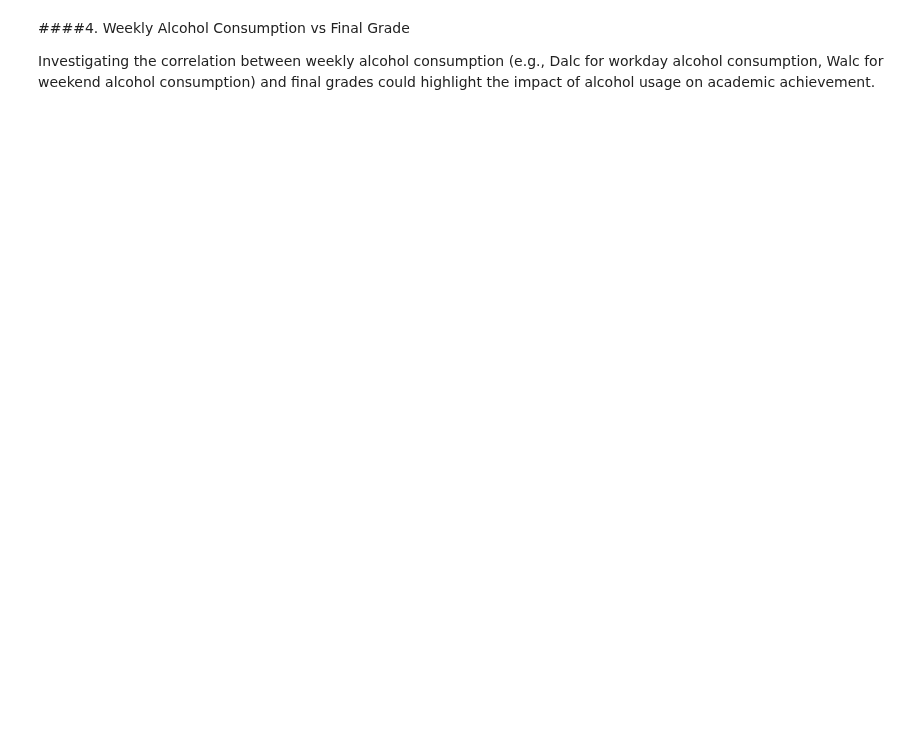
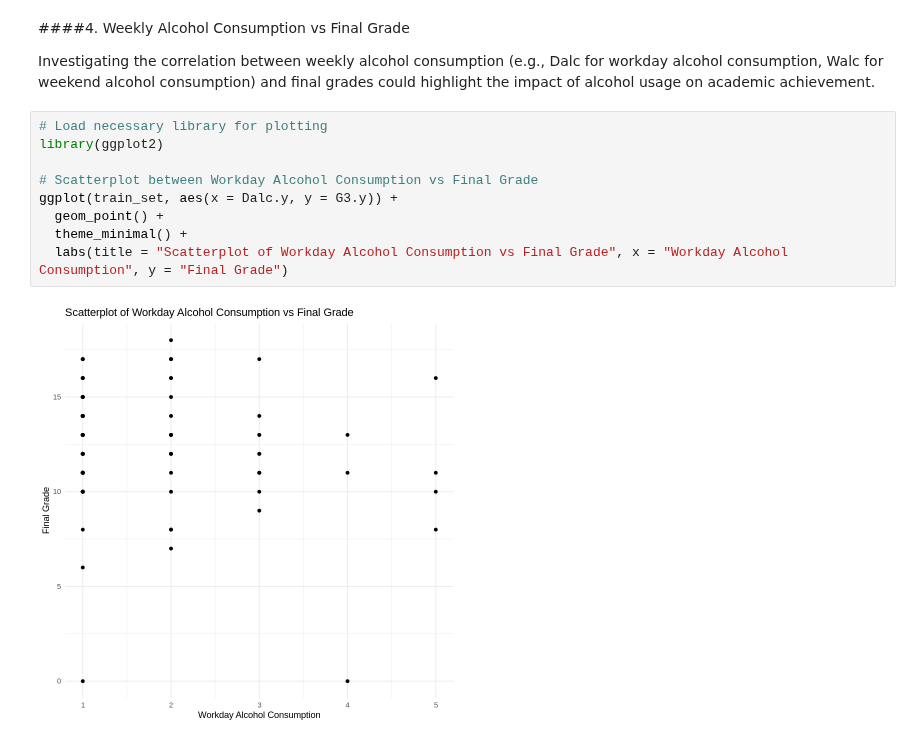
Before and after one commit to carlos-alves-one/Student-Performance-R, a Jupyter notebook: Regression_CW1.ipynb, the cells around one changed output. Cells and saved outputs as stored; diff of their text form; blank space fills up the shorter version.

```diff
--- a/Regression_CW1.ipynb
+++ b/Regression_CW1.ipynb
@@ -400,3 +415,14 @@ TO DO: EXPLAIN RESULTS
 ####4. Weekly Alcohol Consumption vs Final Grade
 
 Investigating the correlation between weekly alcohol consumption (e.g., Dalc for workday alcohol consumption, Walc for weekend alcohol consumption) and final grades could highlight the impact of alcohol usage on academic achievement.
+# %%
+# Load necessary library for plotting
+library(ggplot2)
+
+# Scatterplot between Workday Alcohol Consumption vs Final Grade
+ggplot(train_set, aes(x = Dalc.y, y = G3.y)) +
+  geom_point() +
+  theme_minimal() +
+  labs(title = "Scatterplot of Workday Alcohol Consumption vs Final Grade", x = "Workday Alcohol Consumption", y = "Final Grade")
+# %% [output]
+[figure, added]
```
Also changed, not shown: parts of 6 cells of this notebook.
